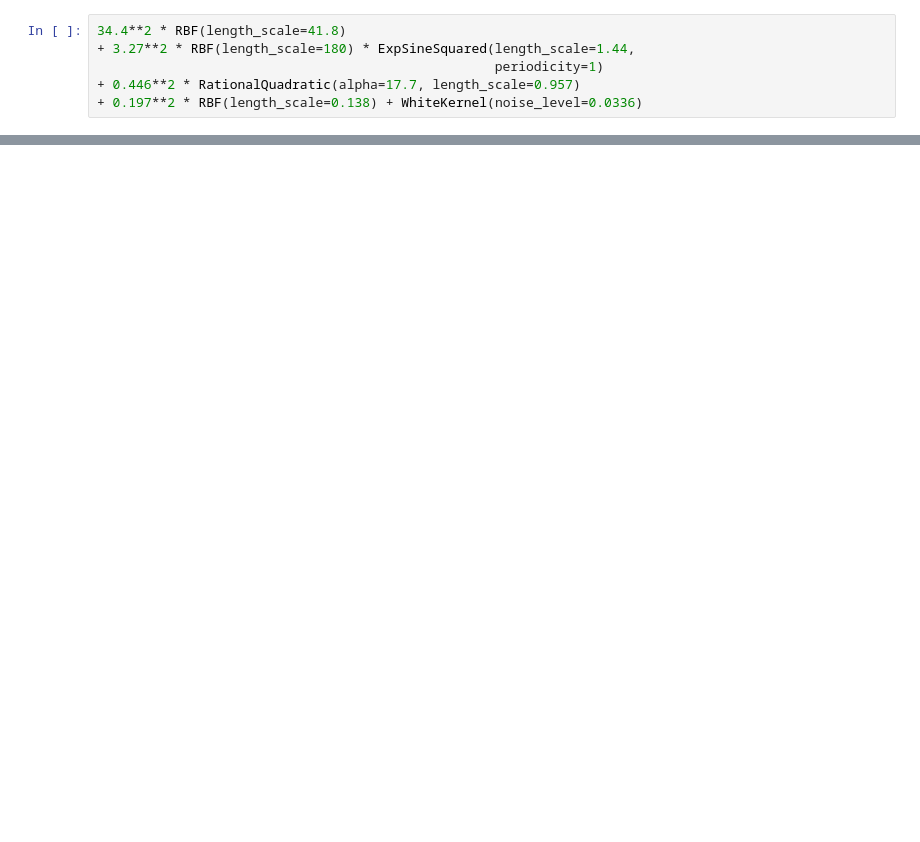
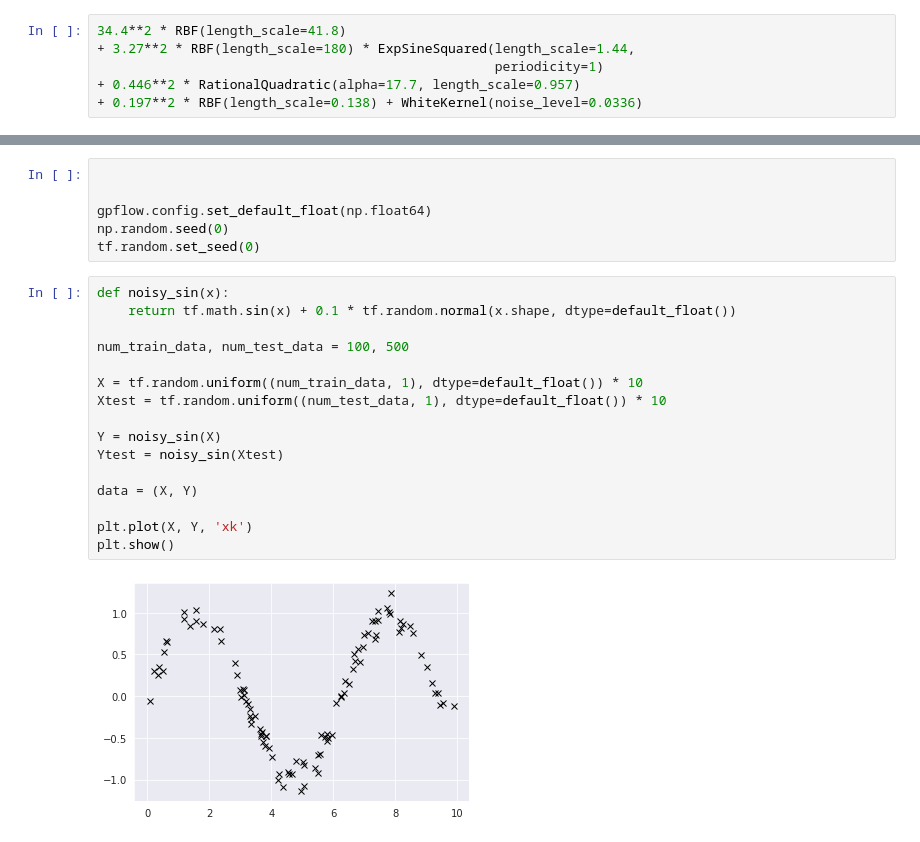
Before and after one commit to kaijennissen/gaussian_processes, a Jupyter notebook: gp-tutorial/gp-tutorial-3-application.ipynb, the cells around one changed output, grey strips where cells are left out. Saved outputs shown, nothing was run; the diff lists cells and outputs as text; blank space fills up the shorter version.

Commit message:
fit models with GPflow

```diff
--- a/gp-tutorial/gp-tutorial-3-application.ipynb
+++ b/gp-tutorial/gp-tutorial-3-application.ipynb
@@ -620,0 +713,24 @@ plt.show()
+# %%
+
+
+gpflow.config.set_default_float(np.float64)
+np.random.seed(0)
+tf.random.set_seed(0)
+# %%
+def noisy_sin(x):
+    return tf.math.sin(x) + 0.1 * tf.random.normal(x.shape, dtype=default_float())
+
+num_train_data, num_test_data = 100, 500
+
+X = tf.random.uniform((num_train_data, 1), dtype=default_float()) * 10
+Xtest = tf.random.uniform((num_test_data, 1), dtype=default_float()) * 10
+
+Y = noisy_sin(X)
+Ytest = noisy_sin(Xtest)
+
+data = (X, Y)
+
+plt.plot(X, Y, 'xk')
+plt.show()
+# %% [output]
+[figure, added]
```
Also changed, not shown: parts of 43 cells of this notebook, 3 other files.
